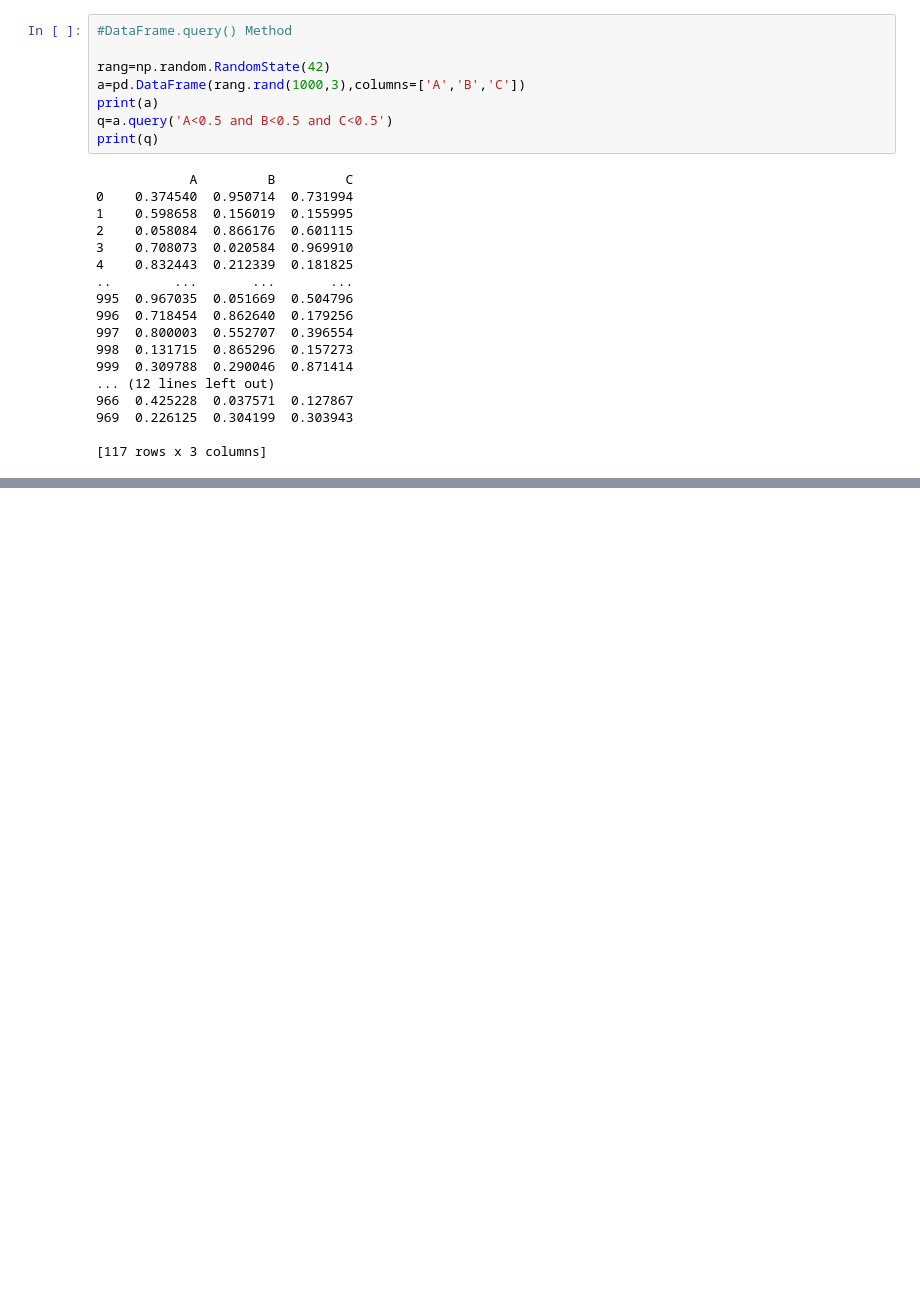
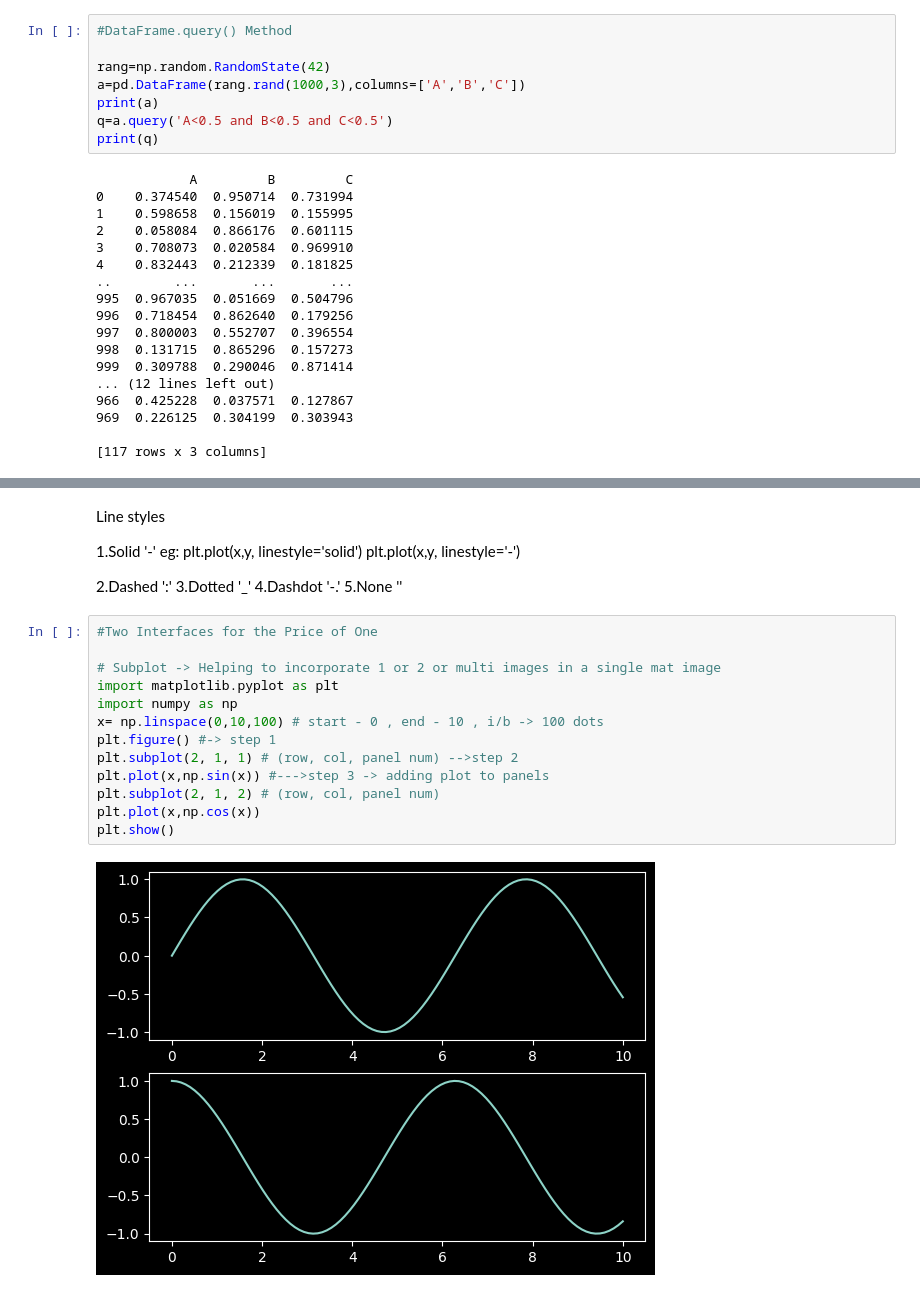
Before and after one commit to VedaVinothiniShastra/DS_PT_2, a Jupyter notebook: Day 10.ipynb, the cells around one changed output, grey strips where cells are left out. Drawn from its saved outputs; the diff is of its cells as text; blank space fills up the shorter version.

```diff
--- a/Day 10.ipynb
+++ b/Day 10.ipynb
@@ -107,0 +150,26 @@ print(q)
+# %% [markdown]
+Line styles
+
+1.Solid '-'
+eg: plt.plot(x,y, linestyle='solid')
+    plt.plot(x,y, linestyle='-')
+
+2.Dashed ':'
+3.Dotted '_'
+4.Dashdot '-.'
+5.None ''
+# %%
+#Two Interfaces for the Price of One
+
+# Subplot -> Helping to incorporate 1 or 2 or multi images in a single mat image
+import matplotlib.pyplot as plt
+import numpy as np
+x= np.linspace(0,10,100) # start - 0 , end - 10 , i/b -> 100 dots
+plt.figure() #-> step 1
+plt.subplot(2, 1, 1) # (row, col, panel num) -->step 2
+plt.plot(x,np.sin(x)) #--->step 3 -> adding plot to panels
+plt.subplot(2, 1, 2) # (row, col, panel num)
+plt.plot(x,np.cos(x))
+plt.show()
+# %% [output]
+[figure, added]
```
Also changed, not shown: parts of 6 cells of this notebook, 2 other files.
